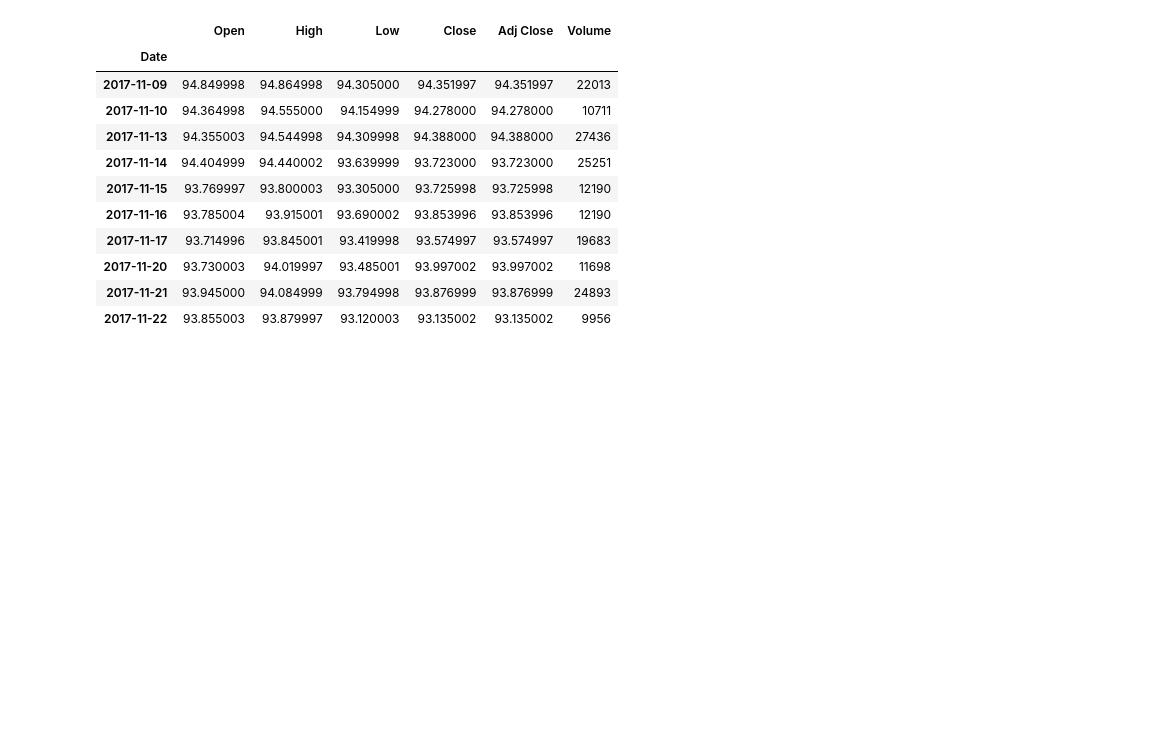
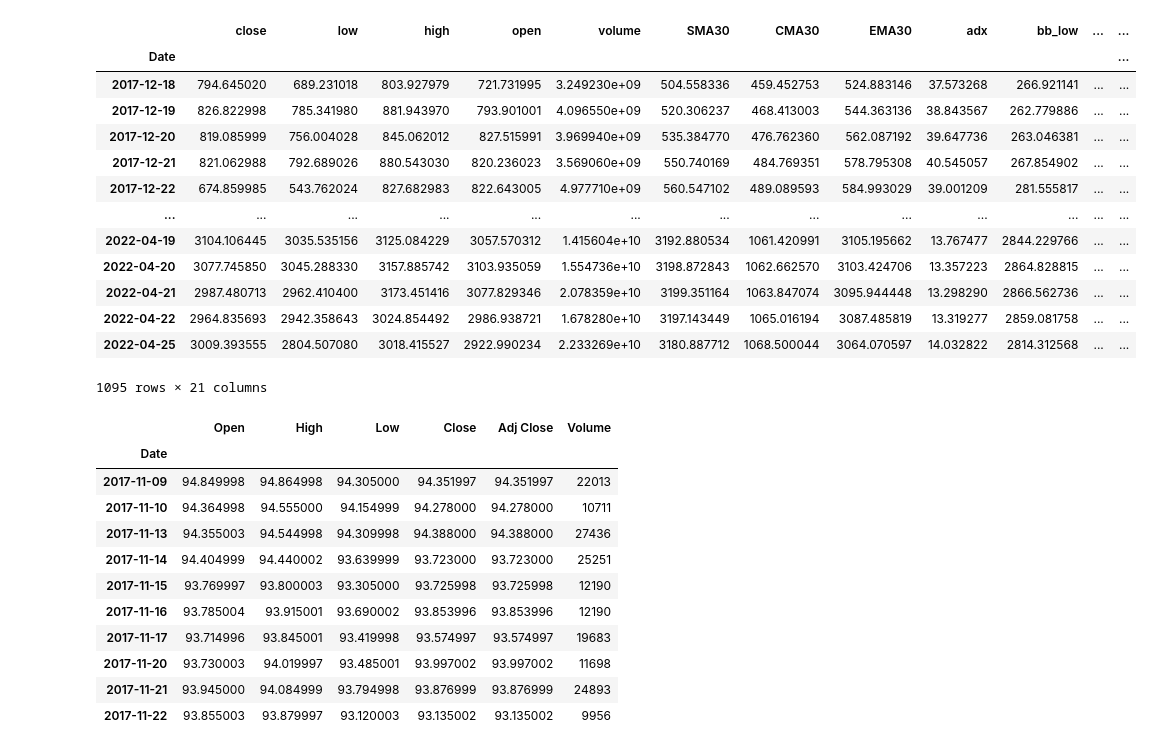
Before and after one commit to diogobulhosa/BC4, a Jupyter notebook: notebooks/nb-eth.ipynb, the cells around one changed output. Drawn from its saved outputs; the diff is of its cells as text; code cells hidden in the pictures; blank space fills up the shorter version.

Commit message:
nb-converter + csvs

```diff
--- a/notebooks/nb-eth.ipynb
+++ b/notebooks/nb-eth.ipynb
@@ -16,3 +111,22 @@ df_eth = pd.read_csv(r'../data/cryptocsv/eth.csv')
+# %%
+eth_ind = df_converter(df_eth)
+# %%
+eth_ind
+# %% [output]
+|  | close | low | high | open | volume | SMA30 | CMA30 | EMA30 | adx | bb_low | ... | ... |
+| Date |  |  |  |  |  |  |  |  |  |  |  | ... |
+| 2017-12-18 | 794.645020 | 689.231018 | 803.927979 | 721.731995 | 3.249230e+09 | 504.558336 | 459.452753 | 524.883146 | 37.573268 | 266.921141 | ... | ... |
+| 2017-12-19 | 826.822998 | 785.341980 | 881.943970 | 793.901001 | 4.096550e+09 | 520.306237 | 468.413003 | 544.363136 | 38.843567 | 262.779886 | ... | ... |
+| 2017-12-20 | 819.085999 | 756.004028 | 845.062012 | 827.515991 | 3.969940e+09 | 535.384770 | 476.762360 | 562.087192 | 39.647736 | 263.046381 | ... | ... |
+| 2017-12-21 | 821.062988 | 792.689026 | 880.543030 | 820.236023 | 3.569060e+09 | 550.740169 | 484.769351 | 578.795308 | 40.545057 | 267.854902 | ... | ... |
+| 2017-12-22 | 674.859985 | 543.762024 | 827.682983 | 822.643005 | 4.977710e+09 | 560.547102 | 489.089593 | 584.993029 | 39.001209 | 281.555817 | ... | ... |
+| ... | ... | ... | ... | ... | ... | ... | ... | ... | ... | ... | ... | ... |
+| 2022-04-19 | 3104.106445 | 3035.535156 | 3125.084229 | 3057.570312 | 1.415604e+10 | 3192.880534 | 1061.420991 | 3105.195662 | 13.767477 | 2844.229766 | ... | ... |
+| 2022-04-20 | 3077.745850 | 3045.288330 | 3157.885742 | 3103.935059 | 1.554736e+10 | 3198.872843 | 1062.662570 | 3103.424706 | 13.357223 | 2864.828815 | ... | ... |
+| 2022-04-21 | 2987.480713 | 2962.410400 | 3173.451416 | 3077.829346 | 2.078359e+10 | 3199.351164 | 1063.847074 | 3095.944448 | 13.298290 | 2866.562736 | ... | ... |
+| 2022-04-22 | 2964.835693 | 2942.358643 | 3024.854492 | 2986.938721 | 1.678280e+10 | 3197.143449 | 1065.016194 | 3087.485819 | 13.319277 | 2859.081758 | ... | ... |
+| 2022-04-25 | 3009.393555 | 2804.507080 | 3018.415527 | 2922.990234 | 2.233269e+10 | 3180.887712 | 1068.500044 | 3064.070597 | 14.032822 | 2814.312568 | ... | ... |
+1095 rows × 21 columns
 # %%
 df_sp500 = yf.download('^GSPC',
                       start='2017-11-09',
```
Also changed, not shown: parts of 7 cells of this notebook, 23 other files.
